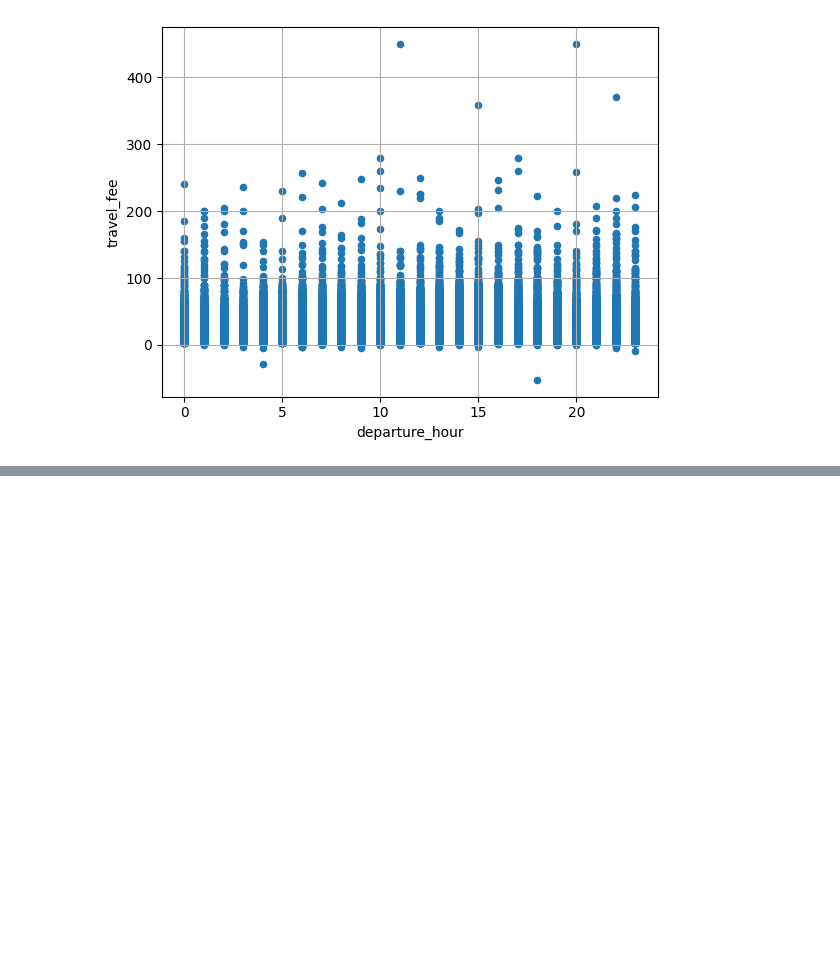
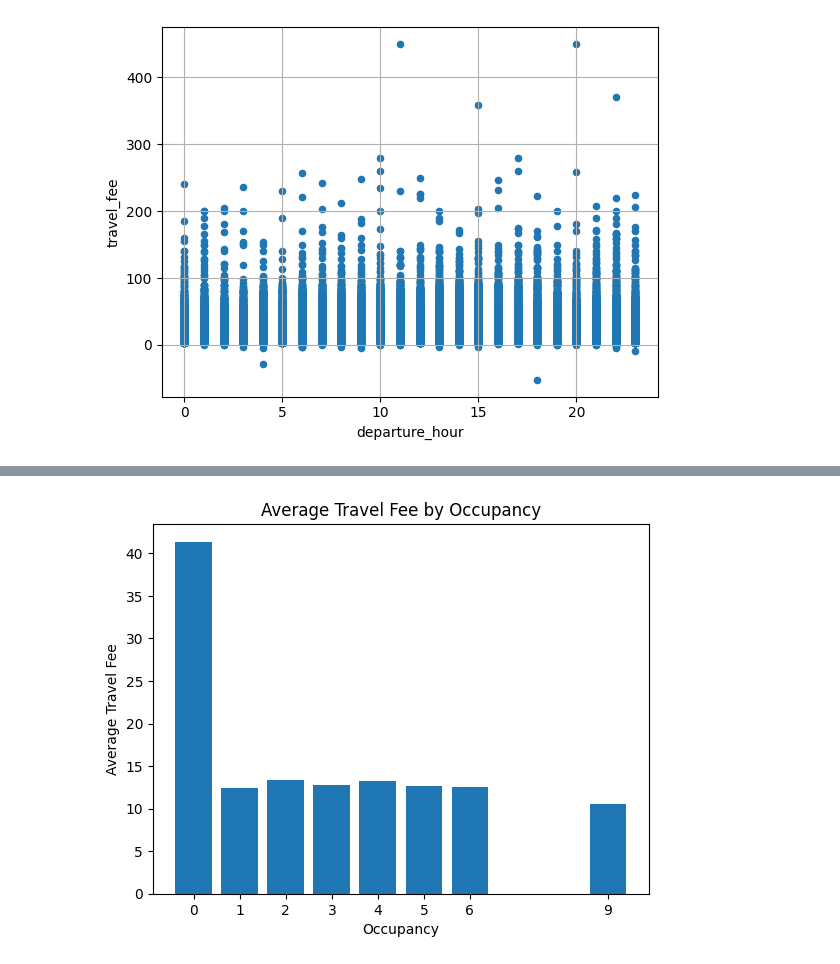
Before and after one commit to EricChan12311/DMA, a Jupyter notebook: DataMining.ipynb, the cells around one changed output, grey strips where cells are left out. Drawn from its saved outputs; the diff is of its cells as text; code cells hidden in the pictures; blank space fills up the shorter version.

```diff
--- a/DataMining.ipynb
+++ b/DataMining.ipynb
@@ -56,0 +59,11 @@ plt.show()
+# %%
+average_fare_by_occupancy = train_set.groupby('occupancy')['travel_fee'].mean()
+
+plt.bar(average_fare_by_occupancy.index, average_fare_by_occupancy.values)
+plt.xlabel('Occupancy')
+plt.ylabel('Average Travel Fee')
+plt.title('Average Travel Fee by Occupancy')
+plt.xticks(average_fare_by_occupancy.index)
+plt.show()
+# %% [output]
+[figure, added]
```
Also changed, not shown: parts of 3 cells of this notebook.
